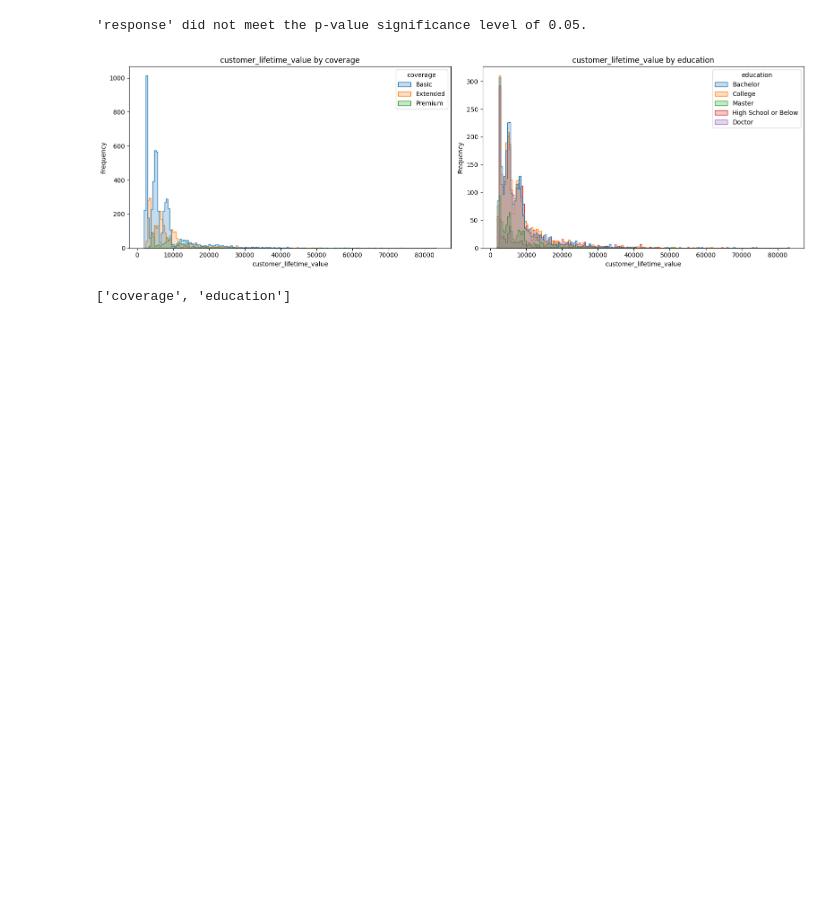
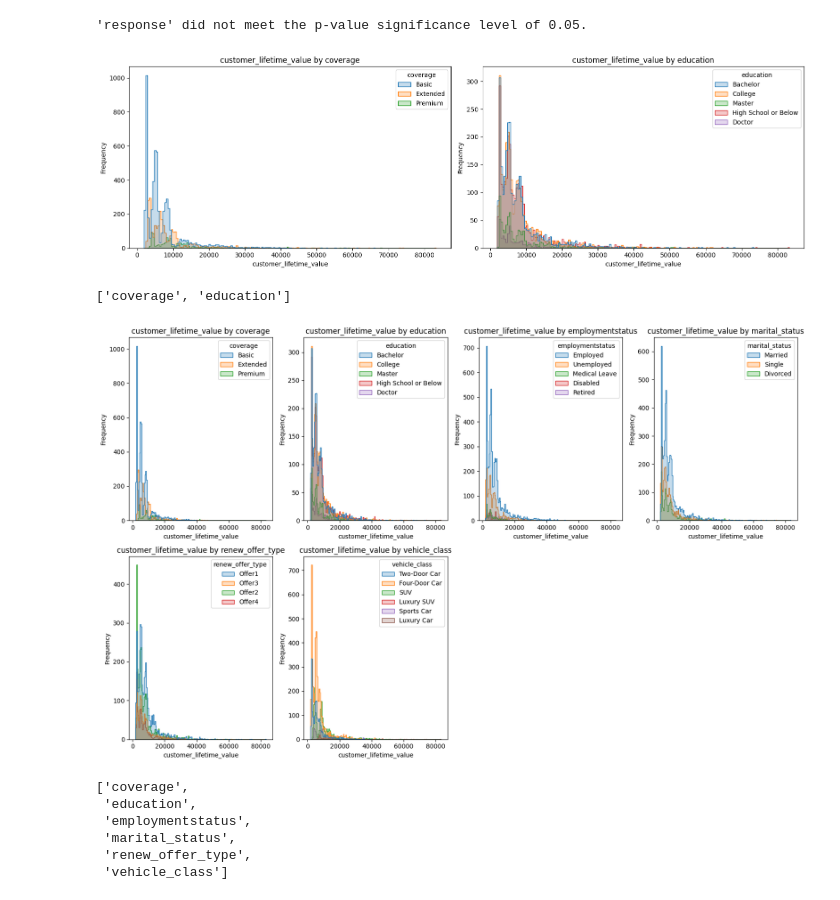
Before and after one commit to mardelmir/Team_Challege_Toolbox_I, a Jupyter notebook: test_toolbox_ML.ipynb, the cells around one changed output. Cells and saved outputs as stored; diff of their text form; code cells hidden in the pictures; blank space fills up the shorter version.

```diff
--- a/test_toolbox_ML.ipynb
+++ b/test_toolbox_ML.ipynb
@@ -151,3 +100,13 @@ tb.plot_features_cat_regression(customers_df, target_col = 'customer_lifetime_va
 'response' did not meet the p-value significance level of 0.05.
 [figure]
 ['coverage', 'education']
+# %%
+tb.plot_features_cat_regression(customers_df, 'customer_lifetime_value', with_individual_plot = False)
+# %% [output]
+[figure, added]
+['coverage',
+ 'education',
+ 'employmentstatus',
+ 'marital_status',
+ 'renew_offer_type',
+ 'vehicle_class']
```
Also changed, not shown: parts of 13 cells of this notebook, 3 other files.
